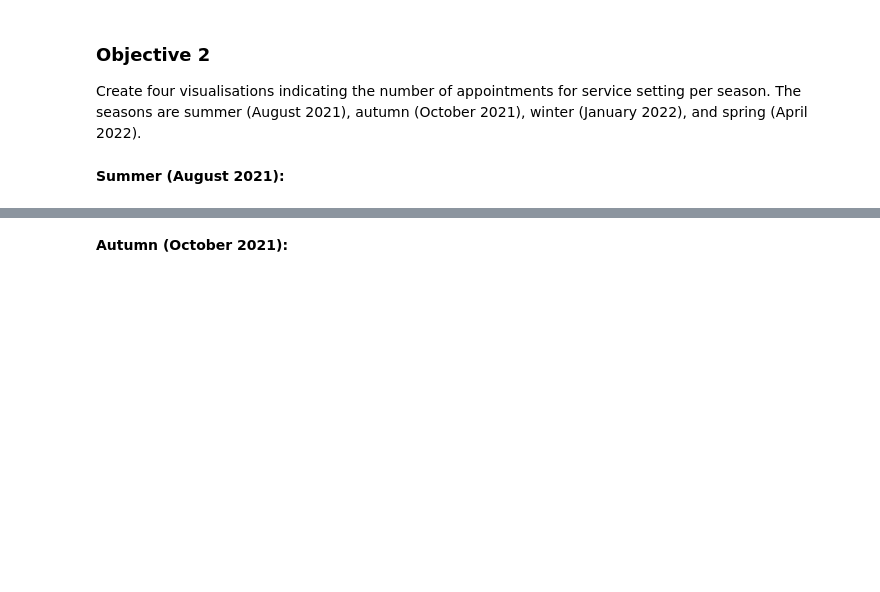
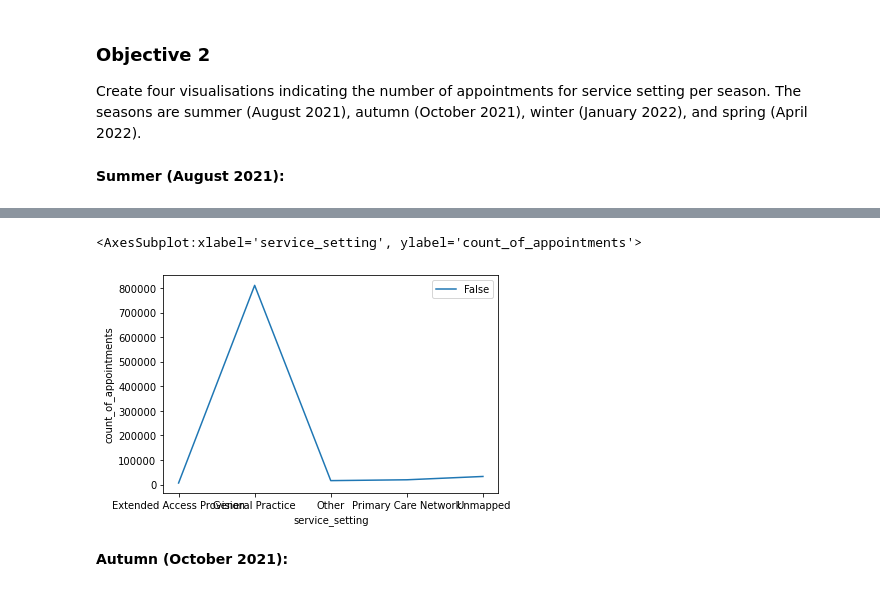
Before and after one commit to TimAyling/DA201_Assignment, a Jupyter notebook: Ayling_Timothy_DA201_Assignment_Notebook.ipynb, the cells around one changed output, grey strips where cells are left out. Drawn from its saved outputs; the diff is of its cells as text; code cells hidden in the pictures; blank space fills up the shorter version.

```diff
--- a/Ayling_Timothy_DA201_Assignment_Notebook.ipynb
+++ b/Ayling_Timothy_DA201_Assignment_Notebook.ipynb
@@ -476,6 +509,7 @@ Create four visualisations indicating the number of appointments for service set
 **Summer (August 2021):**
 # %%
 # Create a separate data set that can be used in future weeks.
-
-
+# create a dataset to be used for analysis of the seasons
+nc_ss = nc.groupby(['appointment_month', 'appointment_date', 'service_setting']).sum().reset_index()
+print(nc_ss)
 # View output.
@@ -482,6 +534,10 @@ Create four visualisations indicating the number of appointments for service set
 # %%
 # Look at August 2021 in more detail to allow a closer look.
 # Create a lineplot.
+sns.lineplot(x='service_setting', y='count_of_appointments', hue='appointment_month'=='2021-08', data=nc_ss, ci=None)
+# %% [output]
+<AxesSubplot:xlabel='service_setting', ylabel='count_of_appointments'>
+[figure, added]
 # %% [markdown]
 **Autumn (October 2021):**
 # %%
```
Also changed, not shown: parts of 75 cells of this notebook, 2 other files.
